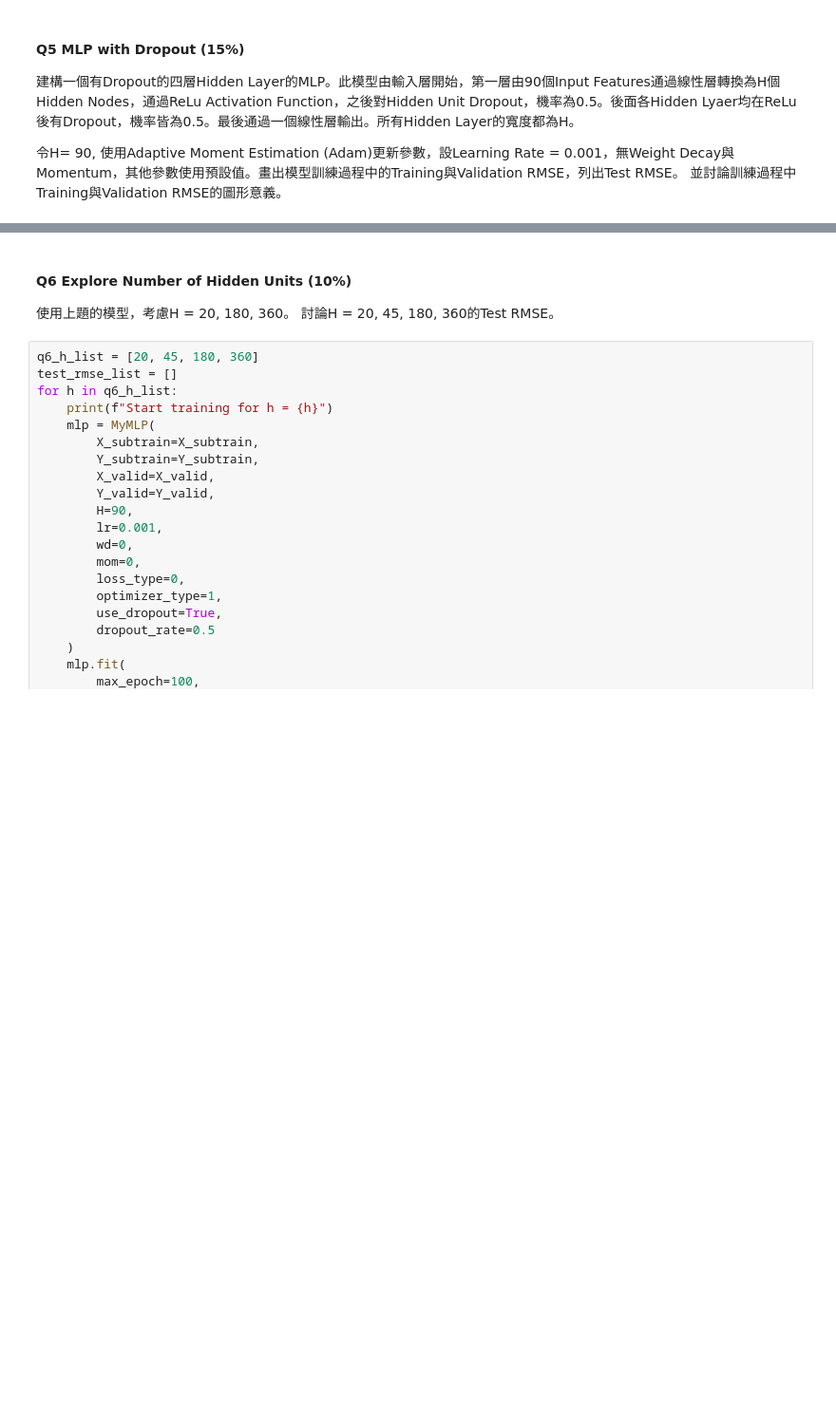
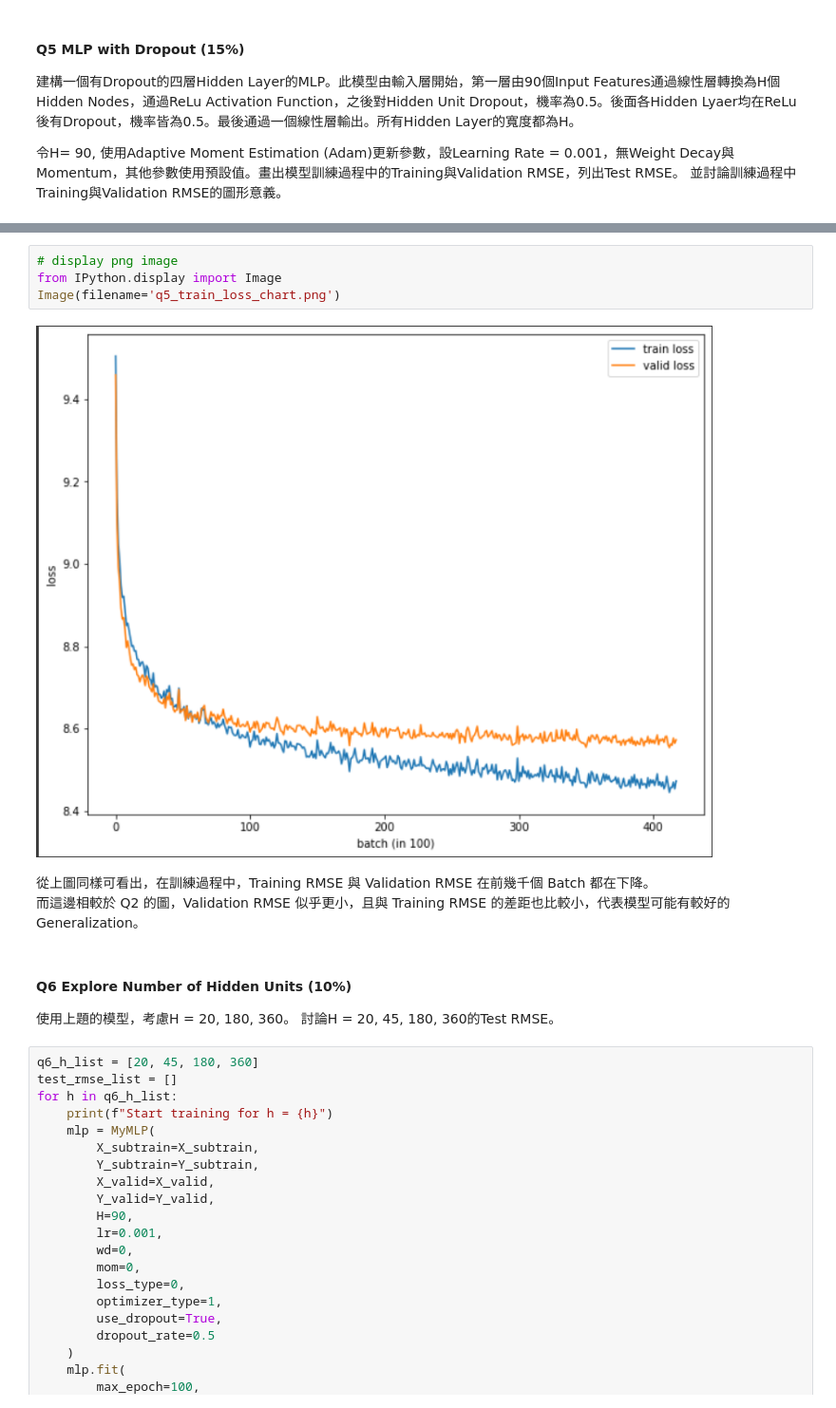
Before and after one commit to Brian-Konr/statistical-learning-IM5056, a Jupyter notebook: hw4/b08705038_hw4.ipynb, the cells around one changed output, grey strips where cells are left out. Shown at 95% size. Drawn from its saved outputs; the diff is of its cells as text; blank space fills up the shorter version.

```diff
--- a/hw4/b08705038_hw4.ipynb
+++ b/hw4/b08705038_hw4.ipynb
@@ -563,3 +645,12 @@ TODO: 補上面 train, test RMSE 的圖與討論
+# %%
+# display png image
+from IPython.display import Image
+Image(filename='q5_train_loss_chart.png')
+# %% [output]
+[figure, added]
+# %% [markdown]
+從上圖同樣可看出，在訓練過程中，Training RMSE 與 Validation RMSE 在前幾千個 Batch 都在下降。
+而這邊相較於 Q2 的圖，Validation RMSE 似乎更小，且與 Training RMSE 的差距也比較小，代表模型可能有較好的 Generalization。
 # %% [markdown]
 #### Q6 Explore Number of Hidden Units (10%)
 使用上題的模型，考慮H = 20, 180, 360。 討論H = 20, 45, 180, 360的Test RMSE。
```
Also changed, not shown: parts of 39 cells of this notebook, 1 other file.
